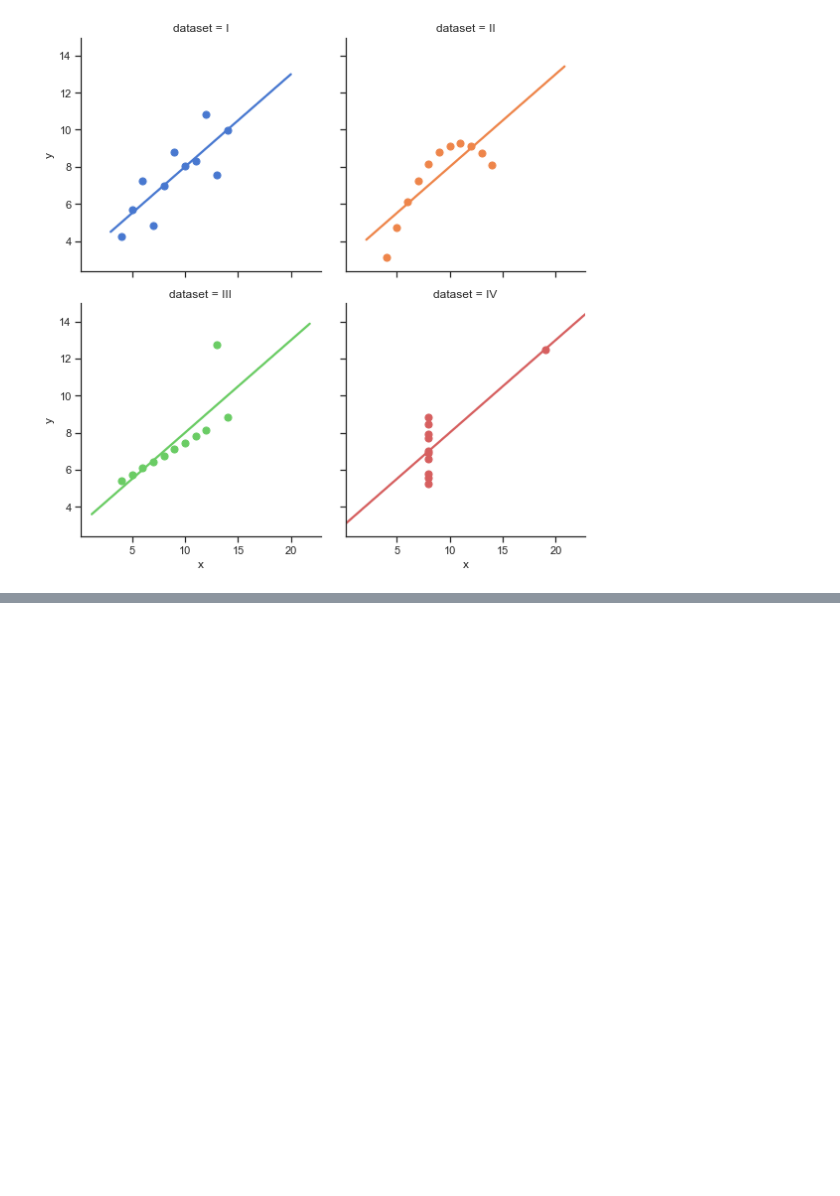
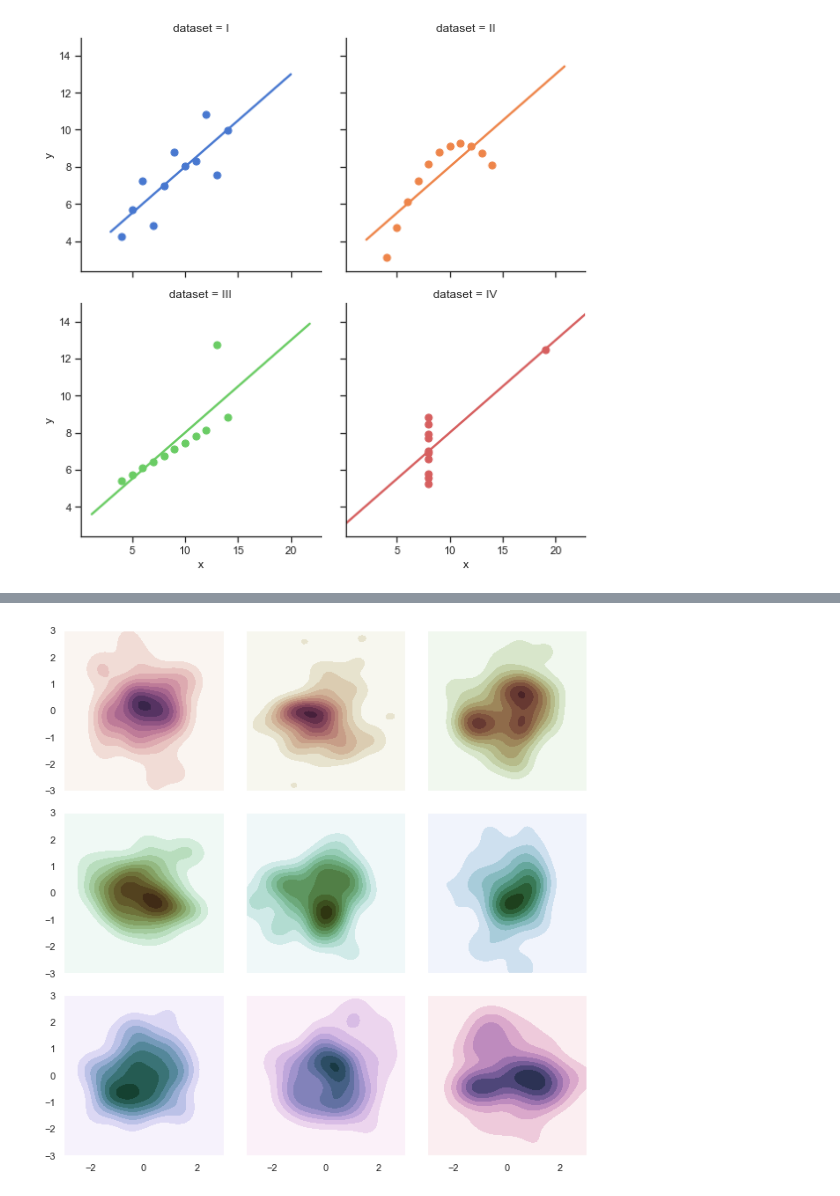
Before and after one commit to bjpcjp/seaborn-basic-gallery, a Jupyter notebook: gallery.ipynb, the cells around one changed output, grey strips where cells are left out. Cells and saved outputs as stored; diff of their text form; code cells hidden in the pictures; blank space fills up the shorter version.

Commit message:
added KDE plot

```diff
--- a/gallery.ipynb
+++ b/gallery.ipynb
@@ -190,0 +231,26 @@ sns.lmplot(x="x", y="y", col="dataset", hue="dataset", data=df,
+# %%
+import numpy as np
+rs = np.random.RandomState(50)
+# %%
+import seaborn as sns
+import matplotlib.pyplot as plt
+
+sns.set(style="dark")
+
+# Set up the matplotlib figure
+f, axes = plt.subplots(3, 3, figsize=(9, 9), sharex=True, sharey=True)
+
+# Rotate the starting point around the cubehelix hue circle
+for ax, s in zip(axes.flat, np.linspace(0, 3, 10)):
+
+    # Create a cubehelix colormap to use with kdeplot
+    cmap = sns.cubehelix_palette(start=s, light=1, as_cmap=True)
+
+    # Generate and plot a random bivariate dataset
+    x, y = rs.randn(2, 50)
+    sns.kdeplot(x, y, cmap=cmap, shade=True, cut=5, ax=ax)
+    ax.set(xlim=(-3, 3), ylim=(-3, 3))
+
+f.tight_layout()
+# %% [output]
+[figure, added]
```
Also changed, not shown: parts of 4 cells of this notebook.
